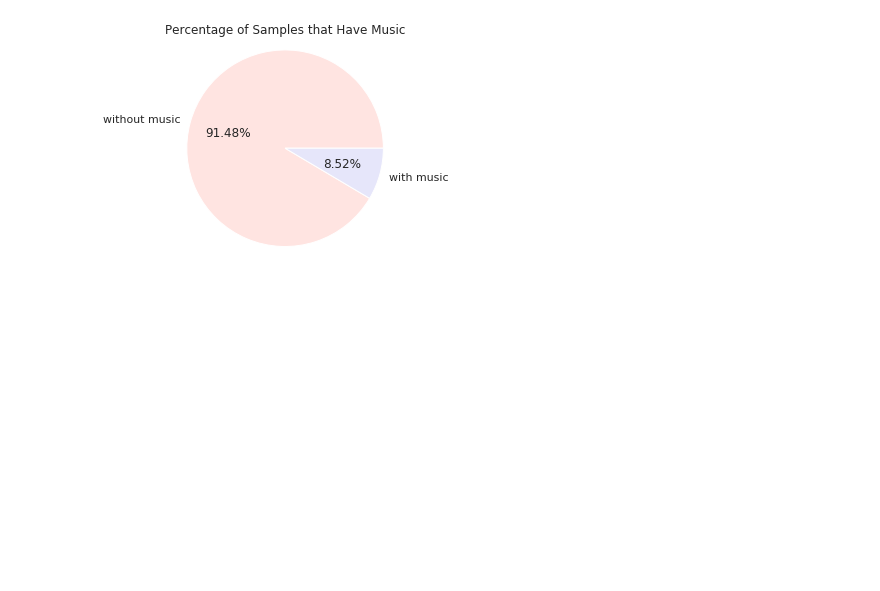
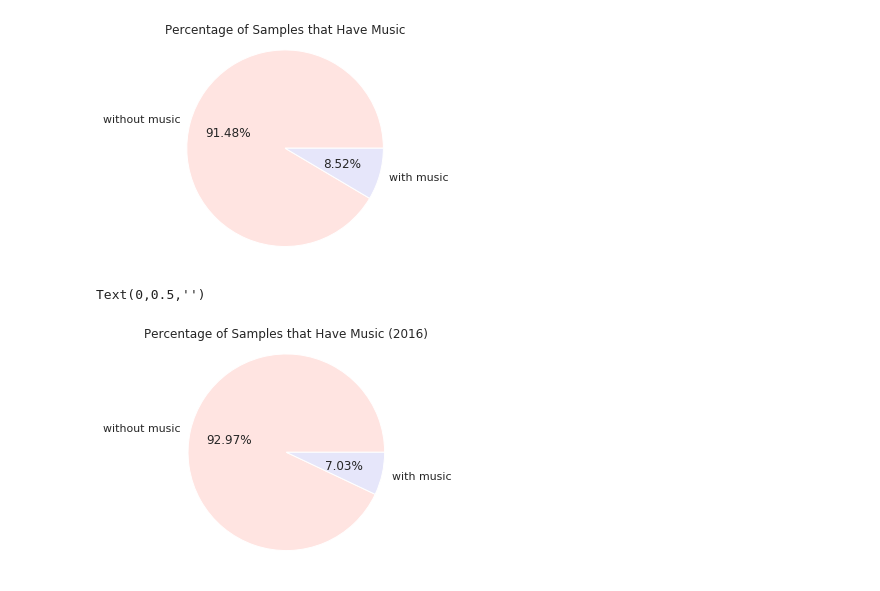
Before and after one commit to daniellehzhao/Music_Sonyc, a Jupyter notebook: music_examples.ipynb, the cells around one changed output. Cells and saved outputs as stored; diff of their text form; code cells hidden in the pictures; blank space fills up the shorter version.

Commit message:
Added music sample percentages by year and cleaned up format

```diff
--- a/music_examples.ipynb
+++ b/music_examples.ipynb
@@ -194,3 +194,19 @@ plt.ylabel('')
 # %% [output]
 Text(0,0.5,'')
 [figure]
+# %%
+#Plot percentage of music samples by year (2016)
+
+#reduce df to include only rows from 2016
+df2 = musicdf.loc[musicdf['year'] == 2016]
+
+values = df2['6_music_presence'].value_counts()
+
+my_color = ['mistyrose', 'lavender']
+values.plot.pie(colors = my_color, labels = ['without music', 'with music'], autopct='%.2f%%')
+plt.title('Percentage of Samples that Have Music (2016)')
+plt.axis('equal')
+plt.ylabel('')
+# %% [output]
+Text(0,0.5,'')
+[figure, added]
```
Also changed, not shown: parts of 4 cells of this notebook.
